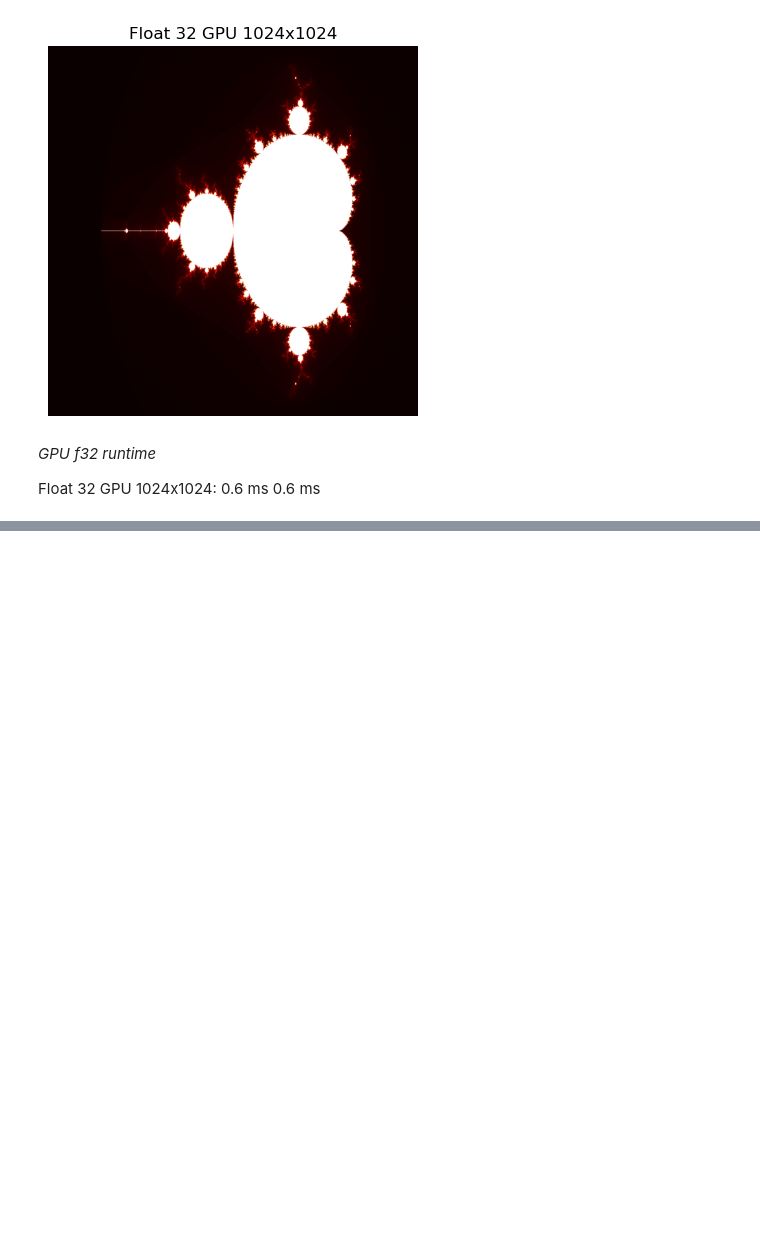
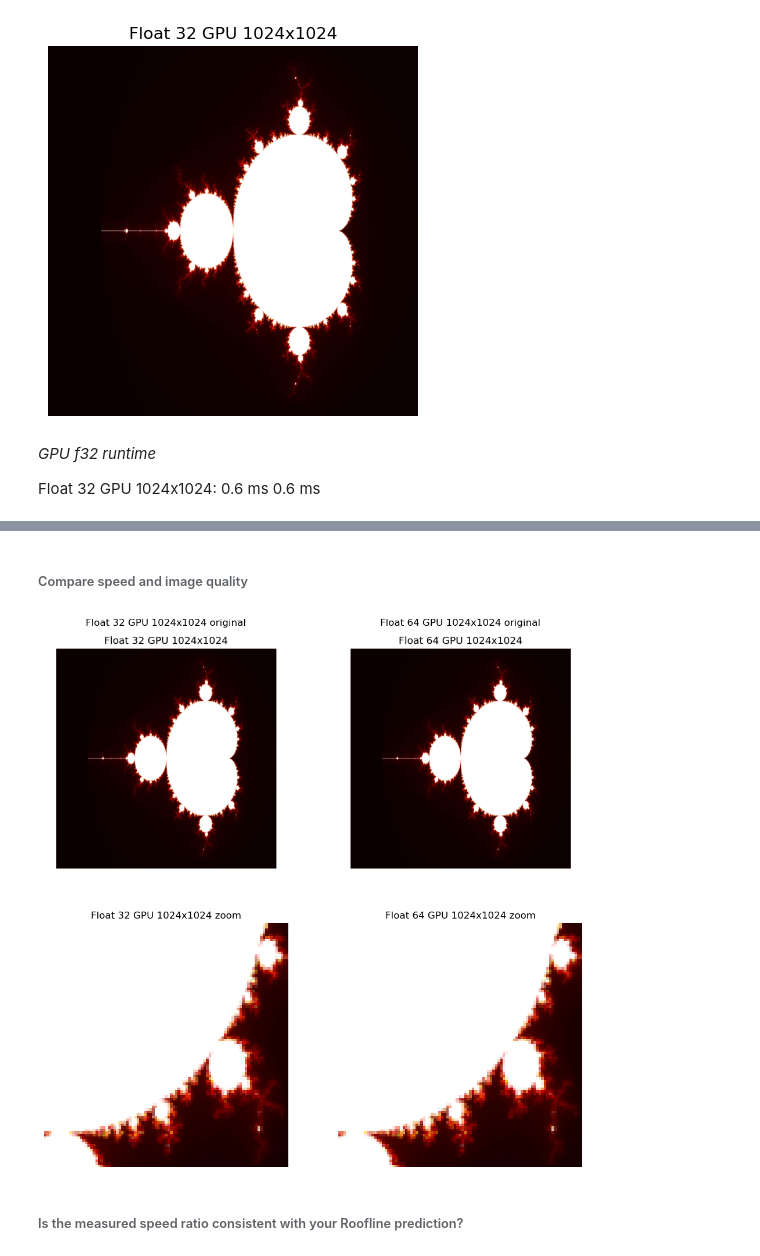
Before and after one commit to NDS8-TCP/nsc-kim, a Jupyter notebook: mp3/MP3-KN.ipynb, the cells around one changed output, grey strips where cells are left out. Drawn from its saved outputs; the diff is of its cells as text; code cells hidden in the pictures; blank space fills up the shorter version.

Commit message:
Completed week 10 GPU Computing Milestone 2: Float32 vs Float64

```diff
--- a/mp3/MP3-KN.ipynb
+++ b/mp3/MP3-KN.ipynb
@@ -1408,0 +1541,38 @@ Float 32 GPU 1024x1024: 0.6 ms 0.6 ms
+# %% [markdown]
+###### Compare speed and image quality
+# %%
+import matplotlib.pyplot as plt
+import matplotlib.image as mpimg
+
+img1 = mpimg.imread('mandelbrot_f32_gpu.png')
+img2 = mpimg.imread('mandelbrot_f64_gpu.png')
+
+# Zoom areas
+x1, x2 = 385, 480
+y1, y2 = 385, 480
+
+zoom1 = img1[y1:y2, x1:x2]
+zoom2 = img2[y1:y2, x1:x2]
+
+fig, ax = plt.subplots( 2,2, figsize=(12,12) )
+
+ax[0,0].imshow(img1)
+ax[0,0].set_title('Float 32 GPU 1024x1024 original')
+ax[0,0].axis('off')
+ax[0,1].imshow(img2)
+ax[0,1].set_title('Float 64 GPU 1024x1024 original')
+ax[0,1].axis('off')
+
+# Zoom
+ax[1,0].imshow(zoom1)
+ax[1,0].set_title('Float 32 GPU 1024x1024 zoom')
+ax[1,0].axis('off')
+ax[1,1].imshow(zoom2)
+ax[1,1].set_title('Float 64 GPU 1024x1024 zoom')
+ax[1,1].axis('off')
+
+plt.show()
+# %% [output]
+[figure, added]
+# %% [markdown]
+###### Is the measured speed ratio consistent with your Roofline prediction?
```
Also changed, not shown: parts of 3 cells of this notebook, 2 other files.
